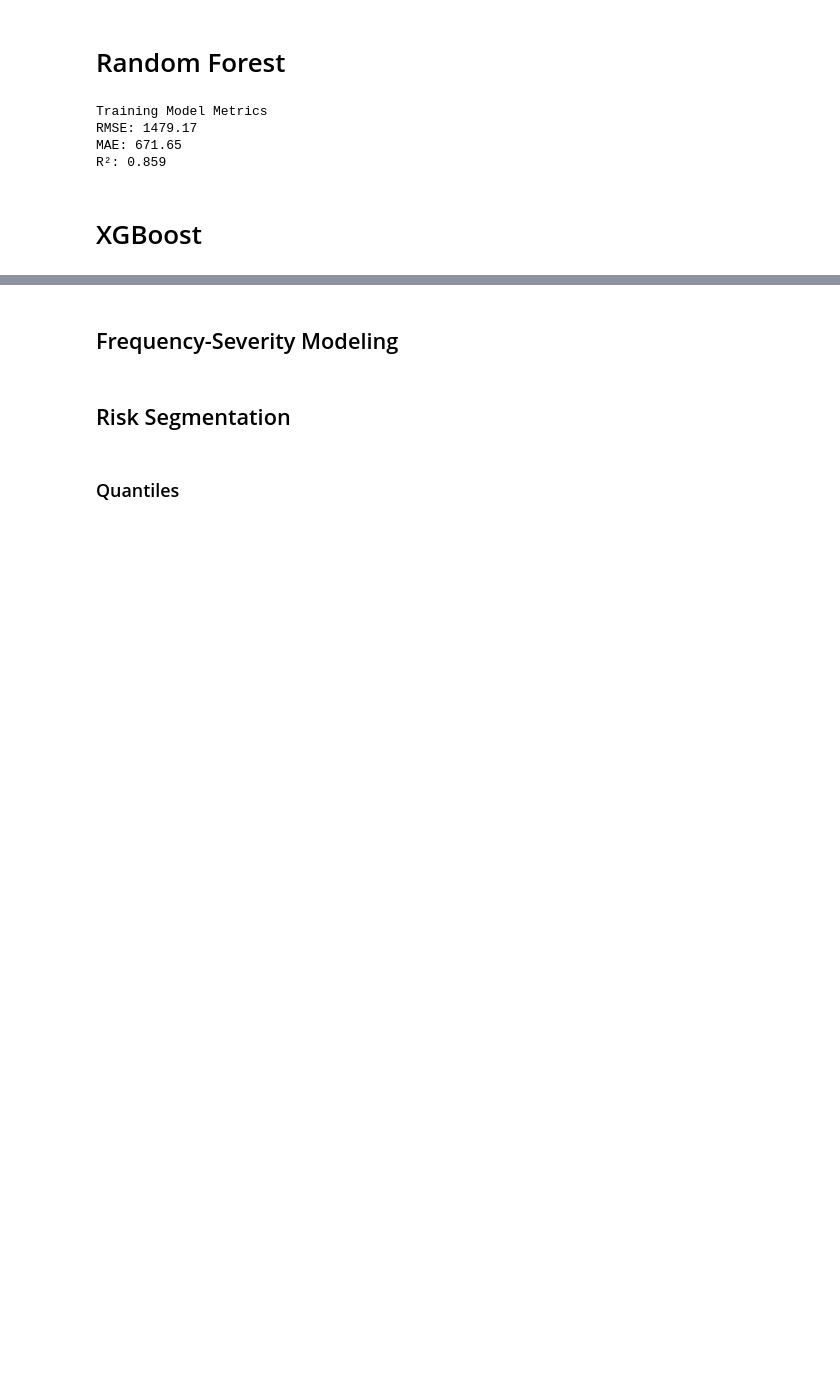
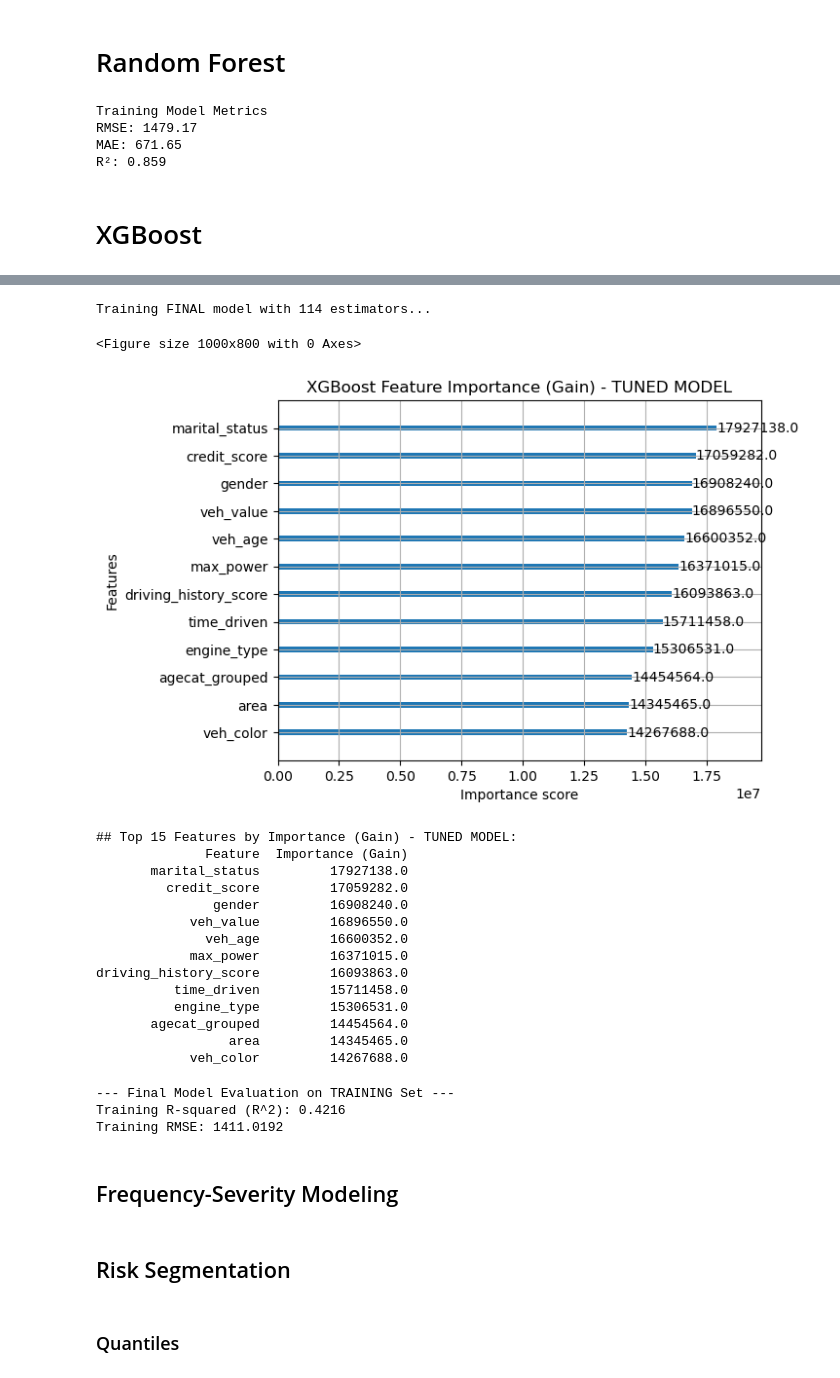
Before and after one commit to adervesh03/Hawkeye-Datathon-2025, a Jupyter notebook: backend/model_implementation.ipynb, the cells around one changed output, grey strips where cells are left out. Drawn from its saved outputs; the diff is of its cells as text; code cells hidden in the pictures; blank space fills up the shorter version.

Commit message:
XGBoost model added

```diff
--- a/backend/model_implementation.ipynb
+++ b/backend/model_implementation.ipynb
@@ -86,3 +273,81 @@ R²: 0.859
+# %%
+#Define final model parameters (using the best parameters found)
+final_params = {
+    'objective': 'reg:squarederror', 'eval_metric': 'rmse', 'seed': 42,
+    'eta': best_params['learning_rate'], 'max_depth': best_params['max_depth'],
+    'subsample': best_params['subsample'], 'colsample_bytree': best_params['colsample_bytree'],
+    'gamma': best_params['gamma'], 'reg_alpha': best_params['reg_alpha']
+}
+
+print(f"\nTraining FINAL model with {best_n_estimators} estimators...")
+#Defining the model with the correct variable name
+xgb_model_final_tuned = xgb.train(
+    params=final_params,
+    dtrain=dtrain,
+    num_boost_round=best_n_estimators
+)
+# %% [output]
+Training FINAL model with 114 estimators...
+# %%
+# 1. Get feature importance scores using the FINAL TUNED MODEL
+importance = xgb_model_final_tuned.get_score(importance_type='gain')
+
+# 2. Convert to DataFrame and sort for plotting
+importance_df = pd.DataFrame(
+    list(importance.items()),
+    columns=['Feature', 'Importance (Gain)']
+).sort_values(by='Importance (Gain)', ascending=False)
+
+# 3. Plot the top 15 features
+plt.figure(figsize=(10, 8))
+try:
+    xgb.plot_importance(
+        xgb_model_final_tuned,
+        importance_type='gain',
+        max_num_features=15,
+        title='XGBoost Feature Importance (Gain) - TUNED MODEL'
+    )
+    plt.show()
+except Exception:
+    print("Could not plot feature importance directly. Displaying table instead.")
+
+# Display the top 15 most important features
+print("\n## Top 15 Features by Importance (Gain) - TUNED MODEL:")
+print(importance_df.head(15).to_string(index=False))
+# %% [output]
+<Figure size 1000x800 with 0 Axes>
+[figure, added]
+## Top 15 Features by Importance (Gain) - TUNED MODEL:
+              Feature  Importance (Gain)
+       marital_status         17927138.0
+         credit_score         17059282.0
+               gender         16908240.0
+            veh_value         16896550.0
+              veh_age         16600352.0
+            max_power         16371015.0
+driving_history_score         16093863.0
+          time_driven         15711458.0
+          engine_type         15306531.0
+       agecat_grouped         14454564.0
+                 area         14345465.0
+            veh_color         14267688.0
+# %%
+#Generate predictions using the final tuned model on the training data
+predictions_train = xgb_model_final_tuned.predict(dtrain)
+
+#Calculate the R-squared score
+r_squared_train = r2_score(y_train, predictions_train)
+
+#Calculate the RMSE (Root Mean Square Error) for the training set
+rmse_train = np.sqrt(np.mean((y_train - predictions_train)**2))
+
+print(f"\n--- Final Model Evaluation on TRAINING Set ---")
+print(f"Training R-squared (R^2): {r_squared_train:.4f}")
+print(f"Training RMSE: {rmse_train:.4f}")
+# %% [output]
+--- Final Model Evaluation on TRAINING Set ---
+Training R-squared (R^2): 0.4216
+Training RMSE: 1411.0192
 # %% [markdown]
 ## Frequency-Severity Modeling
 # %% [markdown]
```
Also changed, not shown: parts of 5 cells of this notebook.
